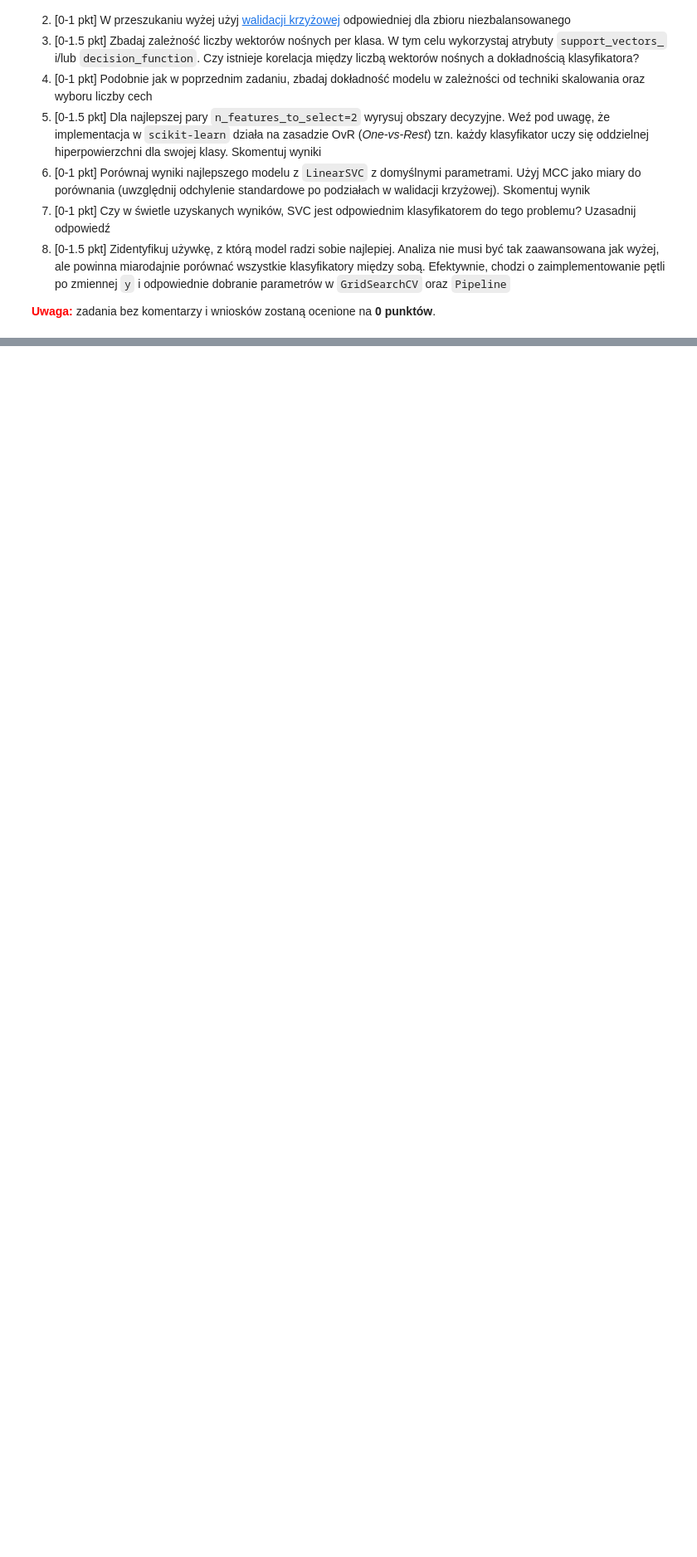
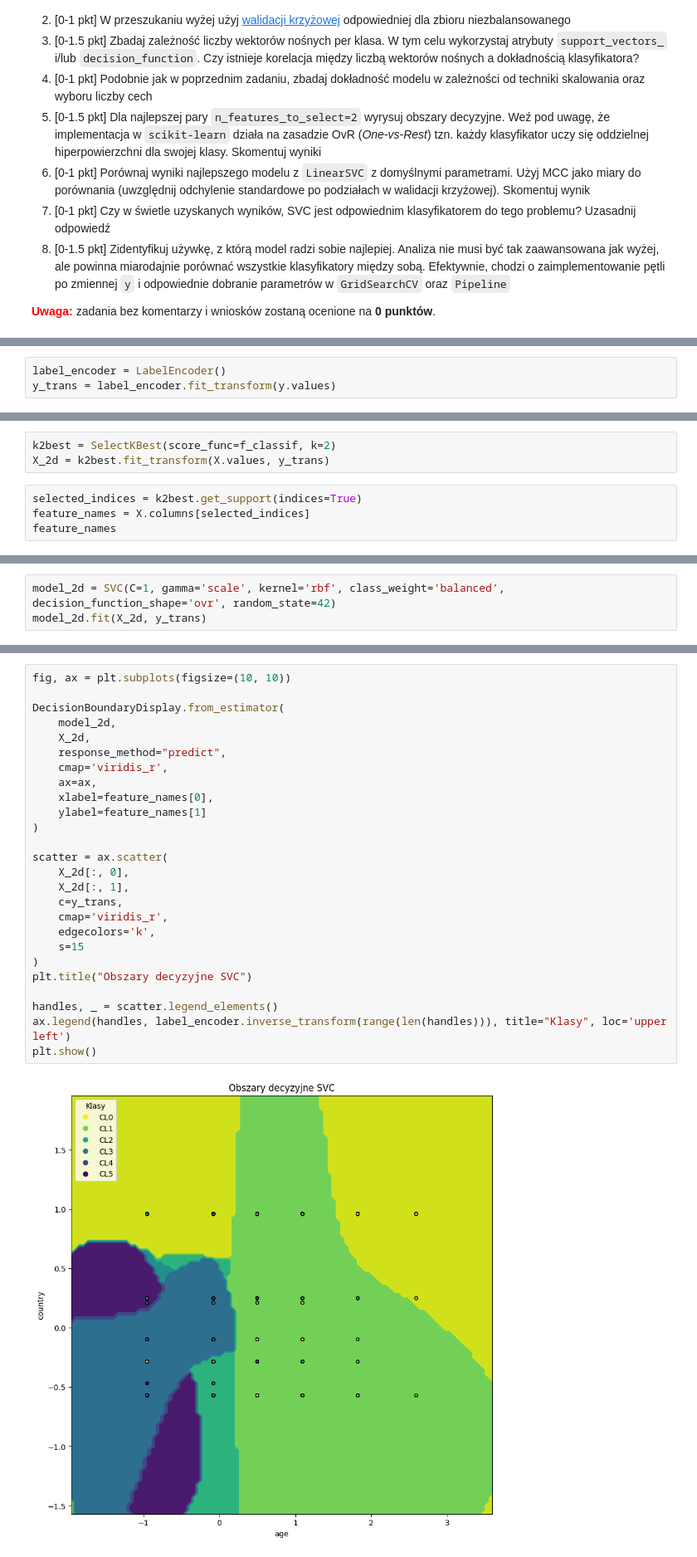
Before and after one commit to pswierzy/Machine-Learning, a Jupyter notebook: Lab03/3-zadanie_domowe.ipynb, the cells around one changed output, grey strips where cells are left out. Shown at 83% size. Drawn from its saved outputs; the diff is of its cells as text; blank space fills up the shorter version.

```diff
--- a/Lab03/3-zadanie_domowe.ipynb
+++ b/Lab03/3-zadanie_domowe.ipynb
@@ -16,0 +46,3 @@
+# %%
+label_encoder = LabelEncoder()
+y_trans = label_encoder.fit_transform(y.values)
@@ -16,0 +171,7 @@
+# %%
+k2best = SelectKBest(score_func=f_classif, k=2)
+X_2d = k2best.fit_transform(X.values, y_trans)
+# %%
+selected_indices = k2best.get_support(indices=True)
+feature_names = X.columns[selected_indices]
+feature_names
@@ -16,0 +180,3 @@
+# %%
+model_2d = SVC(C=1, gamma='scale', kernel='rbf', class_weight='balanced', decision_function_shape='ovr', random_state=42)
+model_2d.fit(X_2d, y_trans)
@@ -16,0 +185,28 @@
+# %%
+fig, ax = plt.subplots(figsize=(10, 10))
+
+DecisionBoundaryDisplay.from_estimator(
+    model_2d,
+    X_2d,
+    response_method="predict",
+    cmap='viridis_r',
+    ax=ax,
+    xlabel=feature_names[0],
+    ylabel=feature_names[1]
+)
+
+scatter = ax.scatter(
+    X_2d[:, 0],
+    X_2d[:, 1],
+    c=y_trans,
+    cmap='viridis_r',
+    edgecolors='k',
+    s=15
+)
+plt.title("Obszary decyzyjne SVC")
+
+handles, _ = scatter.legend_elements()
+ax.legend(handles, label_encoder.inverse_transform(range(len(handles))), title="Klasy", loc='upper left')
+plt.show()
+# %% [output]
+[figure, added]
```
Also changed, not shown: parts of 25 cells of this notebook, 1 other file.
